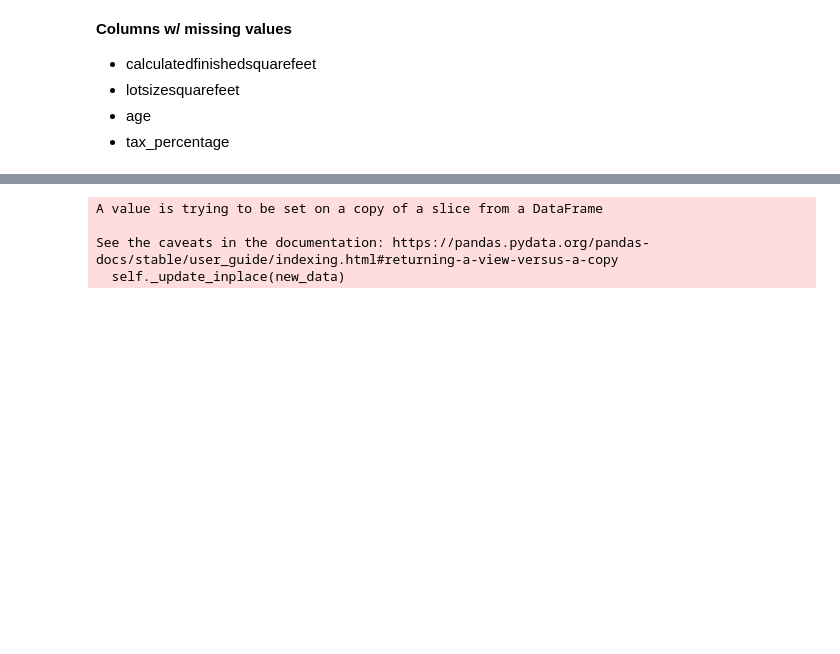
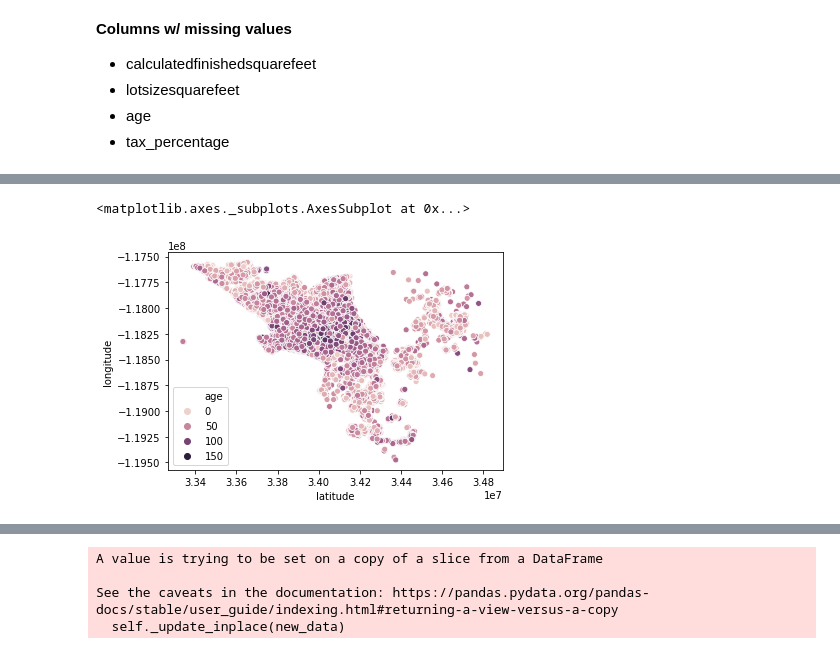
Before and after one commit to matt-c-knight/clustering-project, a Jupyter notebook: zillow_project.ipynb, the cells around one changed output, grey strips where cells are left out. Drawn from its saved outputs; the diff is of its cells as text; code cells hidden in the pictures; blank space fills up the shorter version.

```diff
--- a/zillow_project.ipynb
+++ b/zillow_project.ipynb
@@ -176,0 +220,2 @@ train.tax_percentage.mean()
+# %%
+X_train['age'].fillna(X_train.age.mean(), inplace=True)
@@ -176,0 +226,2 @@ train.tax_percentage.mean()
+# %%
+X_train['tax_percentage'].fillna(X_train.tax_percentage.mean(), inplace=True)
@@ -176,0 +252,7 @@ train.tax_percentage.mean()
+# %%
+X_train_scaled, X_validate_scaled, X_test_scaled = scale_min_max()
+# %%
+X = X_train_scaled[['latitude', 'longitude', 'tax_percentage', 'age', 'calculatedfinishedsquarefeet']]
+kmeans = KMeans(n_clusters=4)
+kmeans.fit(X)
+X_train['cluster'] = kmeans.labels_
@@ -176,0 +271,5 @@ train.tax_percentage.mean()
+# %%
+sns.scatterplot(data=X_train, x='latitude', y='longitude', hue='age' )
+# %% [output]
+<matplotlib.axes._subplots.AxesSubplot at 0x...>
+[figure, added]
```
Also changed, not shown: parts of 71 cells of this notebook, 3 other files.
